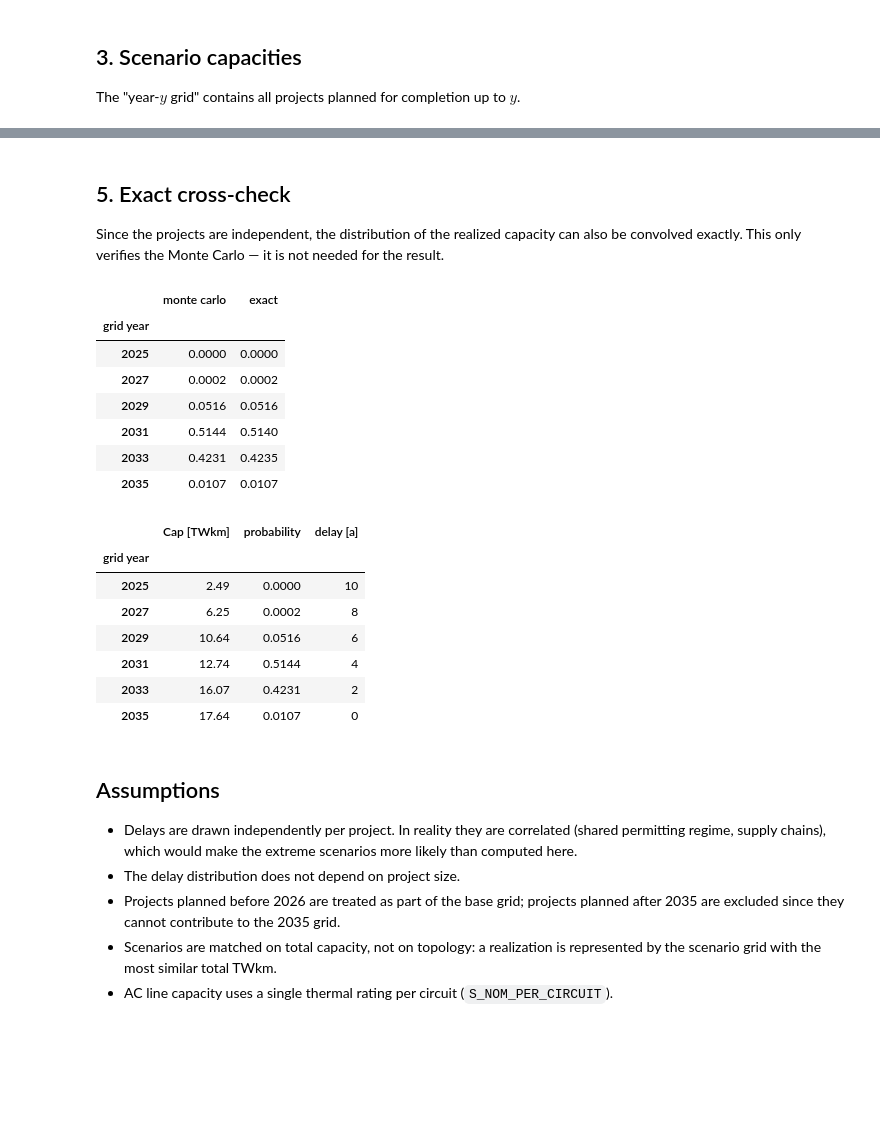
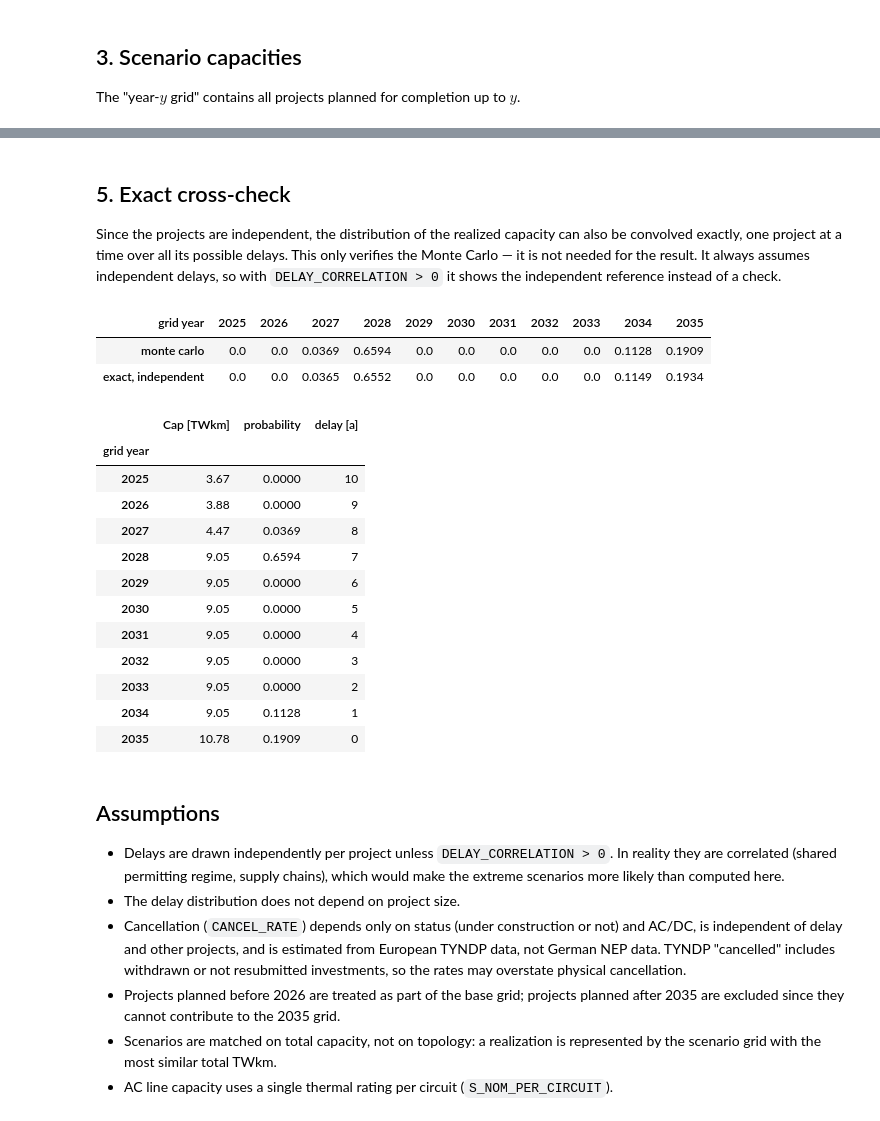
Before and after one commit to PyPSA/pypsa-de, a Jupyter notebook: notebooks/build_probabilites_from_delay_data.ipynb, the cells around one changed output, grey strips where cells are left out. Drawn from its saved outputs; the diff is of its cells as text; code cells hidden in the pictures; blank space fills up the shorter version.

```diff
--- a/notebooks/build_probabilites_from_delay_data.ipynb
+++ b/notebooks/build_probabilites_from_delay_data.ipynb
@@ -294,9 +430,28 @@ Draws are independent across projects.
 # %%
 build_year = stochastic.build_year.to_numpy()
 twkm = stochastic.twkm.to_numpy()
+project, project_ids = pd.factorize(stochastic.project_id)
 
-delays = rng.choice(delay_sample, size=(N_DRAWS, build_year.size))
-available = (build_year + delays) <= HORIZON
+shape = (N_DRAWS, project_ids.size)
+if DELAY_CORRELATION == 0:
+    delays = rng.choice(delay_sample, size=shape)
+else:
+    # Gaussian copula: a shared normal per draw links projects, marginals stay empirical
+    z = np.sqrt(DELAY_CORRELATION) * rng.standard_normal((N_DRAWS, 1)) + np.sqrt(
+        1 - DELAY_CORRELATION
+    ) * rng.standard_normal(shape)
+    delays = np.sort(delay_sample)[(norm.cdf(z) * n_historical).astype(int)]
+delays = delays[:, project]
+rate = np.where(
+    stochastic.status.eq("under_construction"),
+    CANCEL_RATE["under_construction"],
+    stochastic.kind.str[:2].map(CANCEL_RATE),
+)
+rate = pd.Series(rate, index=stochastic.index).groupby(project)
+assert (rate.nunique() == 1).all(), "branches of one project differ in cancellation rate"
+cancel_p = rate.first().to_numpy()
+cancelled = (rng.random(shape) < cancel_p)[:, project]
+available = ((build_year + delays) <= HORIZON) & ~cancelled
 realized_cap = cap_base + available @ twkm
 
 assigned = np.digitize(realized_cap, edges[1:-1])
@@ -351,19 +513,24 @@ plt.show()
 ## 5. Exact cross-check
 
 Since the projects are independent, the distribution of the realized capacity can also be convolved
-exactly. This only verifies the Monte Carlo — it is not needed for the result.
+exactly, one project at a time over all its possible delays. This only verifies the Monte Carlo — it is not
+needed for the result. It always assumes independent delays, so with `DELAY_CORRELATION > 0` it shows
+the independent reference instead of a check.
 # %%
 resolution = 1e-3  # TWkm grid
 
-p_available = np.array([(delay_sample <= HORIZON - year).mean() for year in build_year])
+delay_values, delay_counts = np.unique(delay_sample, return_counts=True)
 grid_cap = np.rint(twkm / resolution).astype(int)
 
 pmf = np.zeros(grid_cap.sum() + 1)
 pmf[0] = 1.0
-for cap_step, probability in zip(grid_cap, p_available):
-    shifted = np.zeros_like(pmf)
-    shifted[cap_step:] = pmf[: pmf.size - cap_step]
-    pmf = (1 - probability) * pmf + probability * shifted
+for i in range(project_ids.size):
+    in_project = project == i
+    convolved = cancel_p[i] * pmf
+    for delay, count in zip(delay_values, delay_counts):
+        cap_step = grid_cap[in_project & (build_year + delay <= HORIZON)].sum()
+        convolved[cap_step:] += (1 - cancel_p[i]) * count / n_historical * pmf[: pmf.size - cap_step]
+    pmf = convolved
 
 support = cap_base + np.arange(pmf.size) * resolution
 exact = pd.Series(
@@ -372,34 +539,37 @@ exact = pd.Series(
     name="exact",
 )
 
-pd.concat([weights.rename("monte carlo"), exact], axis=1).round(4)
+pd.concat([weights.rename("monte carlo"), exact.rename("exact, independent")], axis=1).round(4).T
 # %% [output]
-|  | monte carlo | exact |
-| grid year |  |  |
-| 2025 | 0.0000 | 0.0000 |
-| 2027 | 0.0002 | 0.0002 |
-| 2029 | 0.0516 | 0.0516 |
-| 2031 | 0.5144 | 0.5140 |
-| 2033 | 0.4231 | 0.4235 |
-| 2035 | 0.0107 | 0.0107 |
+| grid year | 2025 | 2026 | 2027 | 2028 | 2029 | 2030 | 2031 | 2032 | 2033 | 2034 | 2035 |
+| monte carlo | 0.0 | 0.0 | 0.0369 | 0.6594 | 0.0 | 0.0 | 0.0 | 0.0 | 0.0 | 0.1128 | 0.1909 |
+| exact, independent | 0.0 | 0.0 | 0.0365 | 0.6552 | 0.0 | 0.0 | 0.0 | 0.0 | 0.0 | 0.1149 | 0.1934 |
 # %%
-result.to_csv(data_dir / "grid_delay_scenario_weights.csv")
+result.to_csv("grid_delay_scenario_weights.csv")
 result
 # %% [output]
 |  | Cap [TWkm] | probability | delay [a] |
 | grid year |  |  |  |
-| 2025 | 2.49 | 0.0000 | 10 |
-| 2027 | 6.25 | 0.0002 | 8 |
-| 2029 | 10.64 | 0.0516 | 6 |
-| 2031 | 12.74 | 0.5144 | 4 |
-| 2033 | 16.07 | 0.4231 | 2 |
-| 2035 | 17.64 | 0.0107 | 0 |
+| 2025 | 3.67 | 0.0000 | 10 |
+| 2026 | 3.88 | 0.0000 | 9 |
+| 2027 | 4.47 | 0.0369 | 8 |
+| 2028 | 9.05 | 0.6594 | 7 |
+| 2029 | 9.05 | 0.0000 | 6 |
+| 2030 | 9.05 | 0.0000 | 5 |
+| 2031 | 9.05 | 0.0000 | 4 |
+| 2032 | 9.05 | 0.0000 | 3 |
+| 2033 | 9.05 | 0.0000 | 2 |
+| 2034 | 9.05 | 0.1128 | 1 |
+| 2035 | 10.78 | 0.1909 | 0 |
 # %% [markdown]
 ## Assumptions
 
-- Delays are drawn independently per project. In reality they are correlated (shared permitting
+- Delays are drawn independently per project unless `DELAY_CORRELATION > 0`. In reality they are correlated (shared permitting
   regime, supply chains), which would make the extreme scenarios more likely than computed here.
 - The delay distribution does not depend on project size.
+- Cancellation (`CANCEL_RATE`) depends only on status (under construction or not) and AC/DC, is independent of
+  delay and other projects, and is estimated from European TYNDP data, not German NEP data. TYNDP "cancelled"
+  includes withdrawn or not resubmitted investments, so the rates may overstate physical cancellation.
 - Projects planned before 2026 are treated as part of the base grid; projects planned after 2035 are
   excluded since they cannot contribute to the 2035 grid.
 - Scenarios are matched on total capacity, not on topology: a realization is represented by the
```
Also changed, not shown: parts of 11 cells of this notebook, 14 other files.
